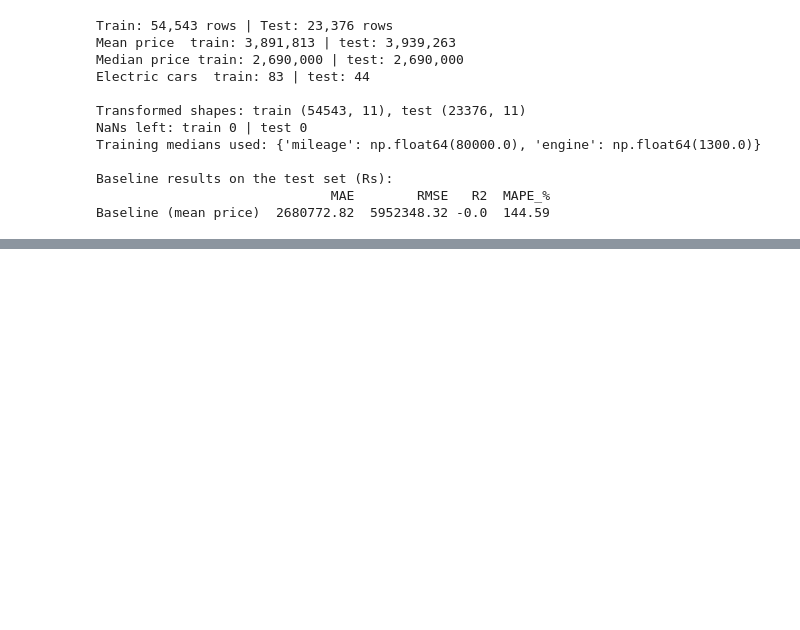
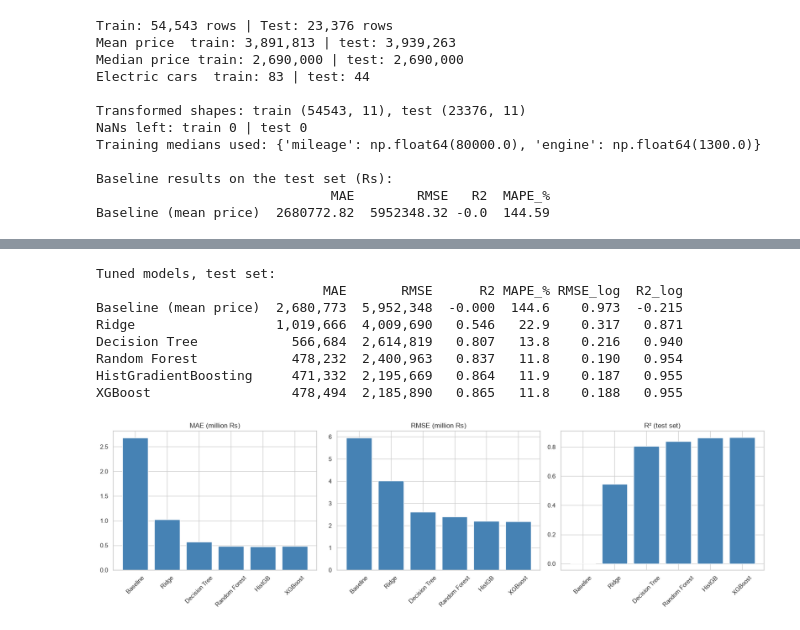
Before and after one commit to Abdullah-Farooq292/IML-used-car-price-prediction-Pakistan, a Jupyter notebook: Code/ML_Project.ipynb, the cells around one changed output, grey strips where cells are left out. Cells and saved outputs as stored; diff of their text form; code cells hidden in the pictures; blank space fills up the shorter version.

Commit message:
Train and tune five models, add results tables

```diff
--- a/Code/ML_Project.ipynb
+++ b/Code/ML_Project.ipynb
@@ -1159,0 +1344,38 @@ Baseline (mean price)  2680772.82  5952348.32 -0.0  144.59
+# %%
+def log_metrics(y_true, y_pred):
+    lt, lp = np.log1p(y_true), np.log1p(y_pred)
+    return {"RMSE_log": np.sqrt(mean_squared_error(lt, lp)), "R2_log": r2_score(lt, lp)}
+
+summary = pd.DataFrame({n: {**evaluate(y_test, p), **log_metrics(y_test, p)} for n, p in preds.items()}).T
+fmt = summary.copy()
+for c in ["MAE", "RMSE"]:
+    fmt[c] = fmt[c].map("{:,.0f}".format)
+fmt["R2"] = fmt["R2"].map("{:.3f}".format)
+fmt["MAPE_%"] = fmt["MAPE_%"].map("{:.1f}".format)
+fmt["RMSE_log"] = fmt["RMSE_log"].map("{:.3f}".format)
+fmt["R2_log"] = fmt["R2_log"].map("{:.3f}".format)
+print("Tuned models, test set:")
+print(fmt.to_string())
+summary.to_csv(os.path.join("..", "Report", "tuned_model_summary.csv"))
+
+fig, axes = plt.subplots(1, 3, figsize=(17, 5))
+names = [n.replace("HistGradientBoosting", "HistGB").replace("Baseline (mean price)", "Baseline") for n in summary.index]
+for ax, col, title, scale in [(axes[0], "MAE", "MAE (million Rs)", 1e6),
+                              (axes[1], "RMSE", "RMSE (million Rs)", 1e6),
+                              (axes[2], "R2", "R² (test set)", 1)]:
+    ax.bar(names, summary[col] / scale, color="steelblue", edgecolor="white")
+    ax.set_title(title)
+    ax.tick_params(axis="x", rotation=45)
+plt.tight_layout()
+save_fig("E_model_comparison.png")
+plt.show()
+# %% [output]
+Tuned models, test set:
+                             MAE       RMSE      R2 MAPE_% RMSE_log  R2_log
+Baseline (mean price)  2,680,773  5,952,348  -0.000  144.6    0.973  -0.215
+Ridge                  1,019,666  4,009,690   0.546   22.9    0.317   0.871
+Decision Tree            566,684  2,614,819   0.807   13.8    0.216   0.940
+Random Forest            478,232  2,400,963   0.837   11.8    0.190   0.954
+HistGradientBoosting     471,332  2,195,669   0.864   11.9    0.187   0.955
+XGBoost                  478,494  2,185,890   0.865   11.8    0.188   0.955
+[figure, added]
```
Also changed, not shown: parts of 9 cells of this notebook, 6 other files.
